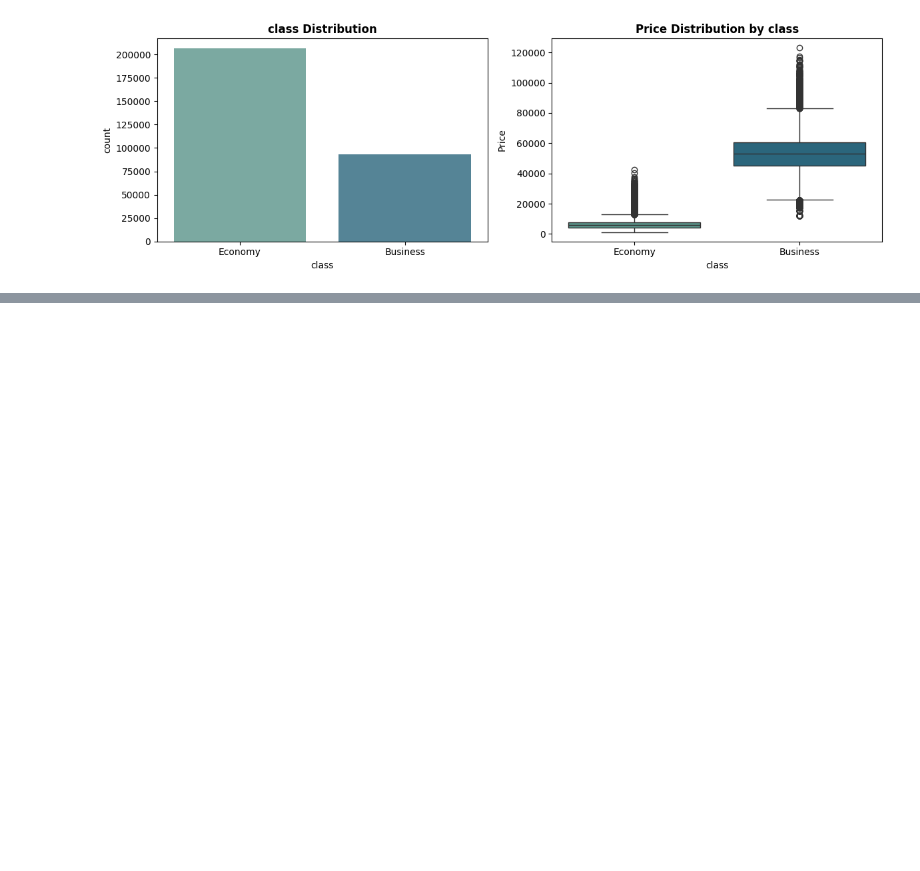
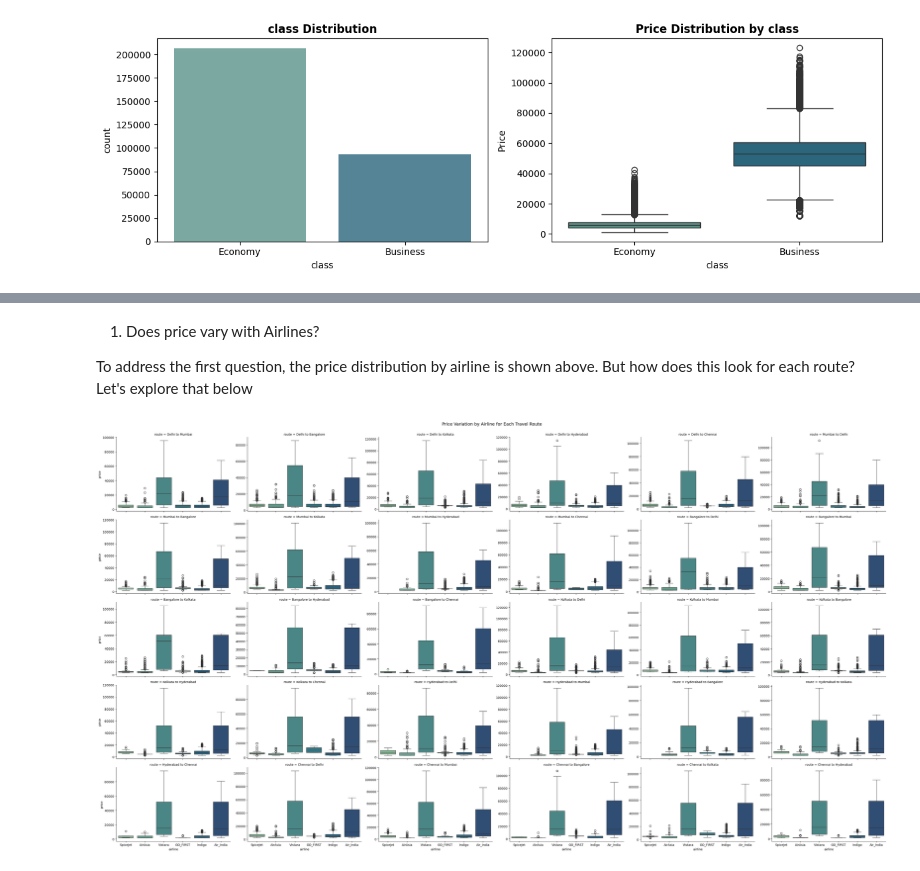
Before and after one commit to junperes/Flight-Price-Prediction-with-Machine-Learning-Models, a Jupyter notebook: data_exploration.ipynb, the cells around one changed output, grey strips where cells are left out. Drawn from its saved outputs; the diff is of its cells as text; code cells hidden in the pictures; blank space fills up the shorter version.

Commit message:
Research Questions

```diff
--- a/data_exploration.ipynb
+++ b/data_exploration.ipynb
@@ -158,0 +169,22 @@ df[['price', 'duration', 'days_left']].corr()
+# %% [markdown]
+1. Does price vary with Airlines?
+
+To address the first question, the price distribution by airline is shown above. But how does this look for each route? Let's explore that below
+# %%
+df['route'] = df['source_city'] + " to " + df['destination_city']
+airline_order = df['airline'].unique()
+
+blue_palette = sns.color_palette("crest", n_colors=len(airline_order))
+color_dict = dict(zip(airline_order, blue_palette))
+
+g = sns.FacetGrid(df, col="route", col_wrap=6, height=4, aspect=1.5, sharey=False)
+g.map_dataframe(sns.boxplot, 'airline', 'price', hue='airline', palette=color_dict, order=airline_order, dodge=False)
+
+for ax in g.axes.flatten():
+    ax.set_xticks(ax.get_xticks())
+
+g.fig.suptitle('Price Variation by Airline for Each Travel Route', fontsize=14)
+g.fig.tight_layout(rect=[0, 0, 1, 0.98])
+plt.show()
+# %% [output]
+[figure, added]
```
Also changed, not shown: parts of 13 cells of this notebook.
